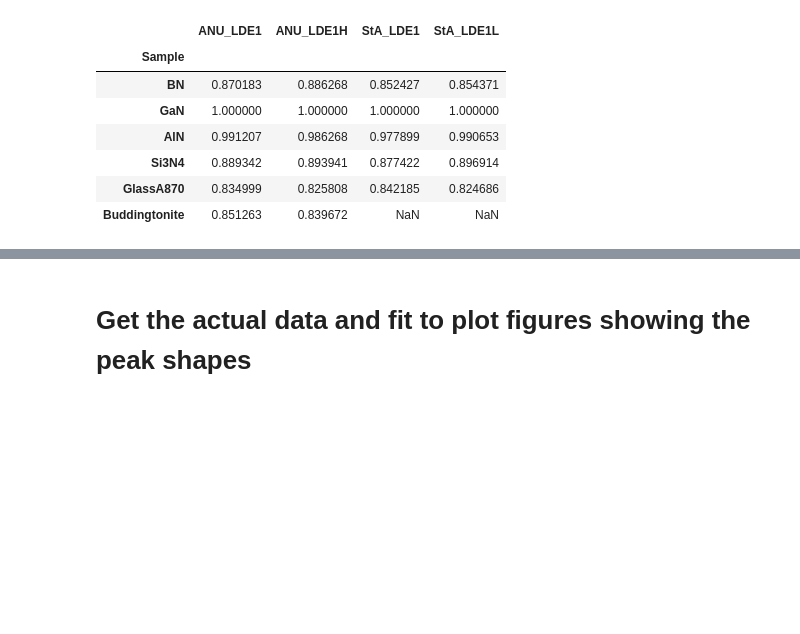
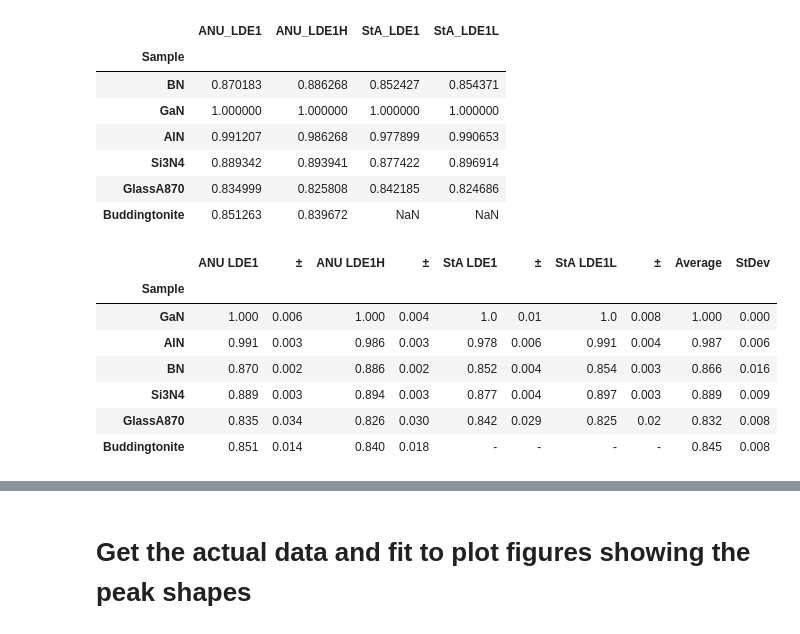
Before and after one commit to eleanor-m/n_epma_analysis, a Jupyter notebook: notebooks/12_peak_shape_figures.ipynb, the cells around one changed output, grey strips where cells are left out. Saved outputs shown, nothing was run; the diff lists cells and outputs as text; code cells hidden in the pictures; blank space fills up the shorter version.

Commit message:
Update peak fitting figures/tables and set seed for reproducibility of APF values

```diff
--- a/notebooks/12_peak_shape_figures.ipynb
+++ b/notebooks/12_peak_shape_figures.ipynb
@@ -78,10 +81,19 @@ formatted_table.rename(
 # %%
 formatted_table['Average'] = formatted_table.loc[:,['ANU LDE1', 'ANU LDE1H', 'StA LDE1', 'StA LDE1L']].mean(axis=1)
 formatted_table['StDev'] = formatted_table.loc[:,['ANU LDE1', 'ANU LDE1H', 'StA LDE1', 'StA LDE1L']].std(axis=1)
-formatted_table = formatted_table.round(2)
+formatted_table = formatted_table.round(3)
 formatted_table.fillna('-', inplace=True)
 formatted_table.to_csv('../data/processed/peak_shapes/apf_relative_to_GaN.csv')
 formatted_table
+# %% [output]
+|  | ANU LDE1 | ± | ANU LDE1H | ± | StA LDE1 | ± | StA LDE1L | ± | Average | StDev |
+| Sample |  |  |  |  |  |  |  |  |  |  |
+| GaN | 1.000 | 0.006 | 1.000 | 0.004 | 1.0 | 0.01 | 1.0 | 0.008 | 1.000 | 0.000 |
+| AlN | 0.991 | 0.003 | 0.986 | 0.003 | 0.978 | 0.006 | 0.991 | 0.004 | 0.987 | 0.006 |
+| BN | 0.870 | 0.002 | 0.886 | 0.002 | 0.852 | 0.004 | 0.854 | 0.003 | 0.866 | 0.016 |
+| Si3N4 | 0.889 | 0.003 | 0.894 | 0.003 | 0.877 | 0.004 | 0.897 | 0.003 | 0.889 | 0.009 |
+| GlassA870 | 0.835 | 0.034 | 0.826 | 0.030 | 0.842 | 0.029 | 0.825 | 0.02 | 0.832 | 0.008 |
+| Buddingtonite | 0.851 | 0.014 | 0.840 | 0.018 | - | - | - | - | 0.845 | 0.008 |
 # %%
 fig, ax = plt.subplots(figsize=(8*0.39,8*0.39))
 
```
Also changed, not shown: parts of 8 cells of this notebook, 16 other files.
